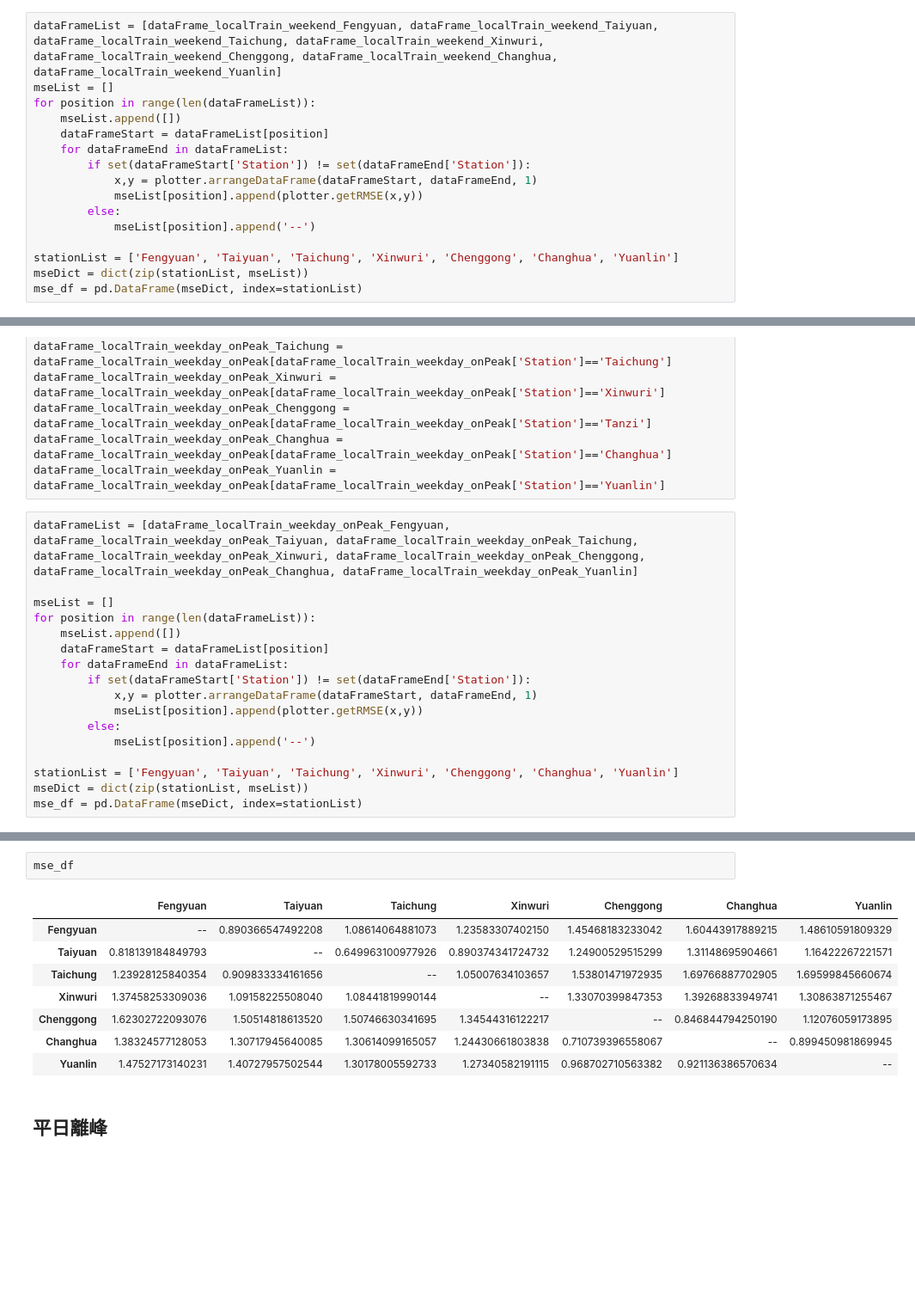
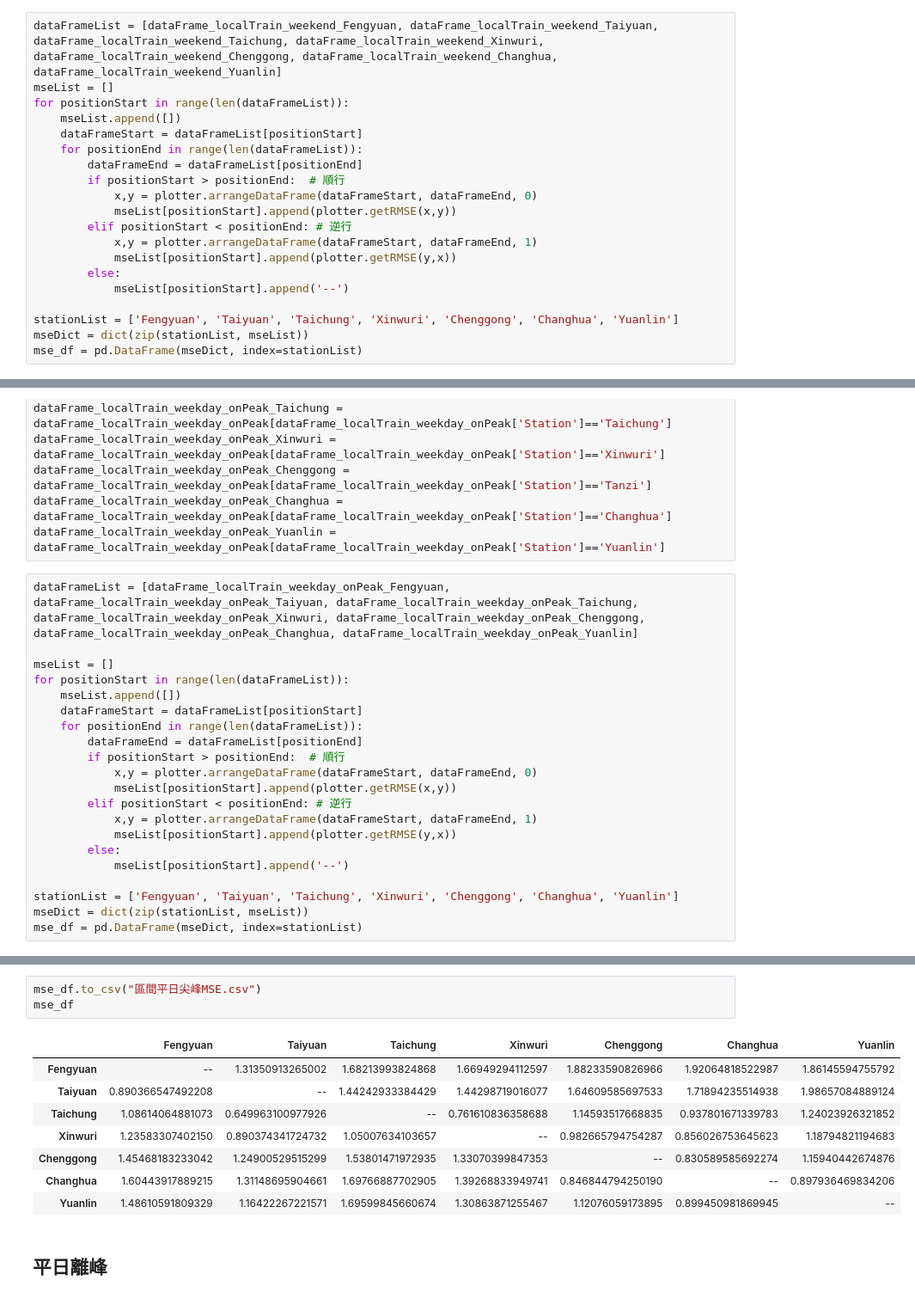
Before and after one commit to GoldenWanGila/Collage-Project, a Jupyter notebook: model/rmse_table.ipynb, the cells around one changed output, grey strips where cells are left out. Shown at 86% size. Saved outputs shown, nothing was run; the diff lists cells and outputs as text; blank space fills up the shorter version.

```diff
--- a/model/rmse_table.ipynb
+++ b/model/rmse_table.ipynb
@@ -123,15 +127,19 @@ dataFrame_localTrain_weekend_Yuanlin = dataFrame_localTrain_weekend[dataFrame_lo
 # %%
 dataFrameList = [dataFrame_localTrain_weekend_Fengyuan, dataFrame_localTrain_weekend_Taiyuan, dataFrame_localTrain_weekend_Taichung, dataFrame_localTrain_weekend_Xinwuri, dataFrame_localTrain_weekend_Chenggong, dataFrame_localTrain_weekend_Changhua, dataFrame_localTrain_weekend_Yuanlin]
 mseList = []
-for position in range(len(dataFrameList)):
+for positionStart in range(len(dataFrameList)):
     mseList.append([])
-    dataFrameStart = dataFrameList[position]
-    for dataFrameEnd in dataFrameList:
-        if set(dataFrameStart['Station']) != set(dataFrameEnd['Station']):
+    dataFrameStart = dataFrameList[positionStart]
+    for positionEnd in range(len(dataFrameList)):
+        dataFrameEnd = dataFrameList[positionEnd]
+        if positionStart > positionEnd:  # 順行
+            x,y = plotter.arrangeDataFrame(dataFrameStart, dataFrameEnd, 0)
+            mseList[positionStart].append(plotter.getRMSE(x,y))
+        elif positionStart < positionEnd: # 逆行
             x,y = plotter.arrangeDataFrame(dataFrameStart, dataFrameEnd, 1)
-            mseList[position].append(plotter.getRMSE(x,y))
+            mseList[positionStart].append(plotter.getRMSE(y,x))
         else:
-            mseList[position].append('--')
+            mseList[positionStart].append('--')
 
 stationList = ['Fengyuan', 'Taiyuan', 'Taichung', 'Xinwuri', 'Chenggong', 'Changhua', 'Yuanlin']
 mseDict = dict(zip(stationList, mseList))
@@ -203,15 +212,19 @@ dataFrame_localTrain_weekday_onPeak_Yuanlin = dataFrame_localTrain_weekday_onPea
 dataFrameList = [dataFrame_localTrain_weekday_onPeak_Fengyuan, dataFrame_localTrain_weekday_onPeak_Taiyuan, dataFrame_localTrain_weekday_onPeak_Taichung, dataFrame_localTrain_weekday_onPeak_Xinwuri, dataFrame_localTrain_weekday_onPeak_Chenggong, dataFrame_localTrain_weekday_onPeak_Changhua, dataFrame_localTrain_weekday_onPeak_Yuanlin]
 
 mseList = []
-for position in range(len(dataFrameList)):
+for positionStart in range(len(dataFrameList)):
     mseList.append([])
-    dataFrameStart = dataFrameList[position]
-    for dataFrameEnd in dataFrameList:
-        if set(dataFrameStart['Station']) != set(dataFrameEnd['Station']):
+    dataFrameStart = dataFrameList[positionStart]
+    for positionEnd in range(len(dataFrameList)):
+        dataFrameEnd = dataFrameList[positionEnd]
+        if positionStart > positionEnd:  # 順行
+            x,y = plotter.arrangeDataFrame(dataFrameStart, dataFrameEnd, 0)
+            mseList[positionStart].append(plotter.getRMSE(x,y))
+        elif positionStart < positionEnd: # 逆行
             x,y = plotter.arrangeDataFrame(dataFrameStart, dataFrameEnd, 1)
-            mseList[position].append(plotter.getRMSE(x,y))
+            mseList[positionStart].append(plotter.getRMSE(y,x))
         else:
-            mseList[position].append('--')
+            mseList[positionStart].append('--')
 
 stationList = ['Fengyuan', 'Taiyuan', 'Taichung', 'Xinwuri', 'Chenggong', 'Changhua', 'Yuanlin']
 mseDict = dict(zip(stationList, mseList))
@@ -235,16 +248,17 @@ A value is trying to be set on a copy of a slice from a DataFrame
 See the caveats in the documentation: https://pandas.pydata.org/pandas-docs/stable/user_guide/indexing.html#returning-a-view-versus-a-copy
   y_target_dataFrame.sort_values(by=['date','num'], inplace=True)
 # %%
+mse_df.to_csv("區間平日尖峰MSE.csv")
 mse_df
 # %% [output]
 |  | Fengyuan | Taiyuan | Taichung | Xinwuri | Chenggong | Changhua | Yuanlin |
-| Fengyuan | -- | 0.890366547492208 | 1.08614064881073 | 1.23583307402150 | 1.45468183233042 | 1.60443917889215 | 1.48610591809329 |
-| Taiyuan | 0.818139184849793 | -- | 0.649963100977926 | 0.890374341724732 | 1.24900529515299 | 1.31148695904661 | 1.16422267221571 |
-| Taichung | 1.23928125840354 | 0.909833334161656 | -- | 1.05007634103657 | 1.53801471972935 | 1.69766887702905 | 1.69599845660674 |
-| Xinwuri | 1.37458253309036 | 1.09158225508040 | 1.08441819990144 | -- | 1.33070399847353 | 1.39268833949741 | 1.30863871255467 |
-| Chenggong | 1.62302722093076 | 1.50514818613520 | 1.50746630341695 | 1.34544316122217 | -- | 0.846844794250190 | 1.12076059173895 |
-| Changhua | 1.38324577128053 | 1.30717945640085 | 1.30614099165057 | 1.24430661803838 | 0.710739396558067 | -- | 0.899450981869945 |
-| Yuanlin | 1.47527173140231 | 1.40727957502544 | 1.30178005592733 | 1.27340582191115 | 0.968702710563382 | 0.921136386570634 | -- |
+| Fengyuan | -- | 1.31350913265002 | 1.68213993824868 | 1.66949294112597 | 1.88233590826966 | 1.92064818522987 | 1.86145594755792 |
+| Taiyuan | 0.890366547492208 | -- | 1.44242933384429 | 1.44298719016077 | 1.64609585697533 | 1.71894235514938 | 1.98657084889124 |
+| Taichung | 1.08614064881073 | 0.649963100977926 | -- | 0.761610836358688 | 1.14593517668835 | 0.937801671339783 | 1.24023926321852 |
+| Xinwuri | 1.23583307402150 | 0.890374341724732 | 1.05007634103657 | -- | 0.982665794754287 | 0.856026753645623 | 1.18794821194683 |
+| Chenggong | 1.45468183233042 | 1.24900529515299 | 1.53801471972935 | 1.33070399847353 | -- | 0.830589585692274 | 1.15940442674876 |
+| Changhua | 1.60443917889215 | 1.31148695904661 | 1.69766887702905 | 1.39268833949741 | 0.846844794250190 | -- | 0.897936469834206 |
+| Yuanlin | 1.48610591809329 | 1.16422267221571 | 1.69599845660674 | 1.30863871255467 | 1.12076059173895 | 0.899450981869945 | -- |
 # %% [markdown]
 ## 平日離峰
 # %%
```
Also changed, not shown: parts of 6 cells of this notebook.
